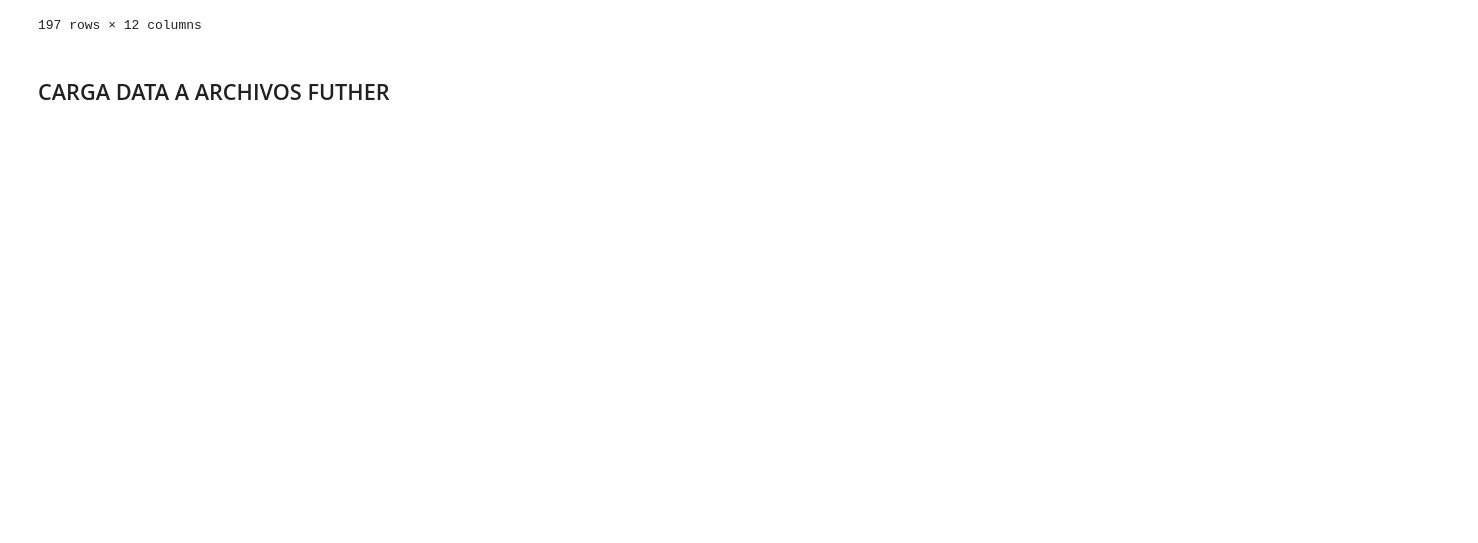
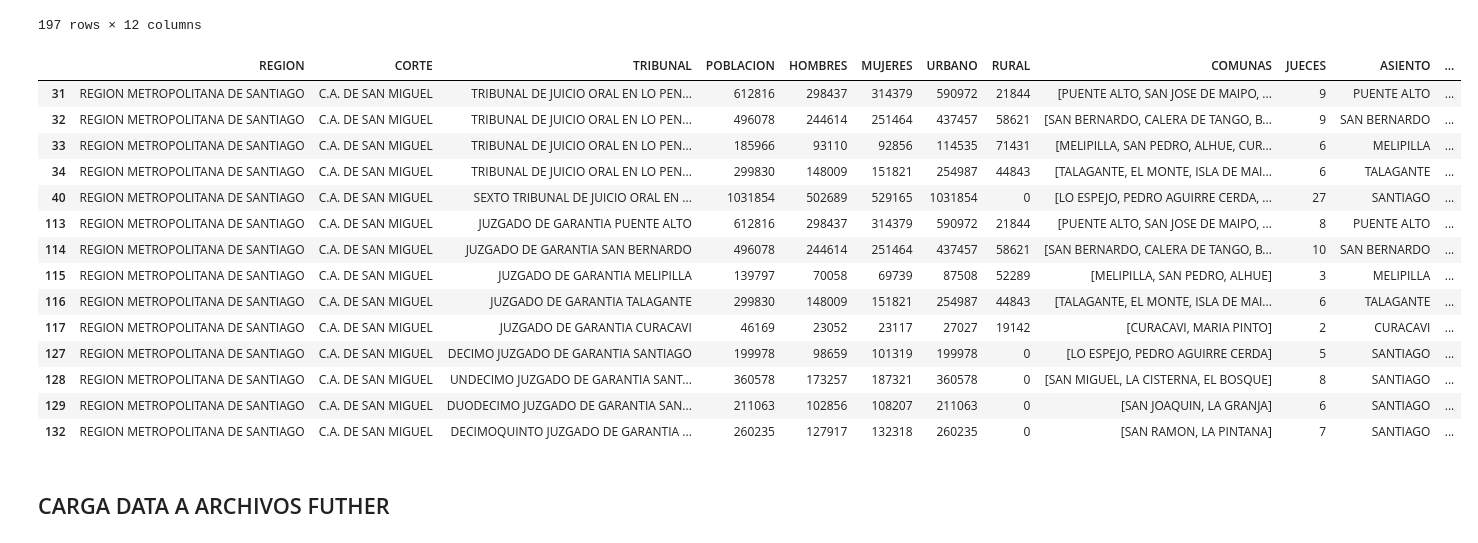
Before and after one commit to JALVARADORUIZ/DataAnalytic-PJUD, a Jupyter notebook: notebooks/5.7-jalvaradoruiz-procesamiento-dataset-cortes.ipynb, the cells around one changed output. Cells and saved outputs as stored; diff of their text form; code cells hidden in the pictures; blank space fills up the shorter version.

```diff
--- a/notebooks/5.7-jalvaradoruiz-procesamiento-dataset-cortes.ipynb
+++ b/notebooks/5.7-jalvaradoruiz-procesamiento-dataset-cortes.ipynb
@@ -50,18 +53,21 @@ for data in range(len(data_cortes_apelaciones)):
         else:
             separa_ciudad = tribunal.split("GARANTIA ")
         ciudad = separa_ciudad[1]
-        cortes_tribunales.append([corte_apelacion,ciudad])
+        cortes_tribunales.append([corte_apelacion,ciudad,tribunal])
+
+#cortes_tribunales
 # %%
 lista_cortes = []
 
 for trib in df_tribunales.index:
     for indice in range(len(cortes_tribunales)):
-        if df_tribunales['ASIENTO'][trib] == cortes_tribunales[indice][1]:
+        if df_tribunales['TRIBUNAL'][trib] == cortes_tribunales[indice][2]:
             corte = cortes_tribunales[indice][0]
             lista_cortes.append(corte)
             break
 
-df_tribunales['CORTE'] = lista_cortes
+df_tribunales_cortes = df_tribunales.copy()
+df_tribunales_cortes['CORTE'] = lista_cortes
 # %%
 df_tribunales
 # %% [output]
@@ -119,7 +161,7 @@ df_poblacion
 | 691 | 108375 | 54206 | 54169 | 105884 | 2491 |
 692 rows × 5 columns
 # %%
-df_tribunales_poblacion = pd.concat([df_tribunales, df_poblacion.reindex(df_tribunales.index)], axis=1)
+df_tribunales_poblacion = pd.concat([df_tribunales_cortes, df_poblacion.reindex(df_tribunales_cortes.index)], axis=1)
 # %%
 df_tribunales_poblacion
 # %% [output]
@@ -204,11 +230,11 @@ df_dotacion
 dotacion = []
 i=0
 for indice in df_poblacion_jurisdiccion.index:
-    for trib in df_dotacion.index:
-        if df_poblacion_jurisdiccion['TRIBUNAL'][indice] == df_dotacion['TRIBUNAL'][trib]:
-            jueces = df_dotacion['JUECES'][trib]
-            asiento = df_dotacion['ASIENTO'][trib]
-            tipo = df_dotacion['TIPO JUZGADO'][trib]
+    for trib in df_tribunales.index:
+        if df_poblacion_jurisdiccion['TRIBUNAL'][indice] == df_tribunales['TRIBUNAL'][trib]:
+            jueces = df_tribunales['JUECES'][trib]
+            asiento = df_tribunales['ASIENTO'][trib]
+            tipo = df_tribunales['TIPO JUZGADO'][trib]
             row = [jueces, asiento, tipo]
             dotacion.append(row)
             break
@@ -232,6 +258,24 @@ df_poblacion_jurisdiccion
 | 195 | REGION DE MAGALLANES Y ANTARTICA ... | C.A. DE PUNTA ARENAS | JUZGADO DE LETRAS Y GARANTIA CABO... | 2201 | 1321 | 880 | 1874 | 327 | [CABO DE HORNOS, ANTARTICA] | 1 | CABO DE HORNOS | ... |
 | 196 | REGION DE TARAPACA | C.A. DE IQUIQUE | JUZGADO DE LETRAS Y GARANTIA ALTO... | 108375 | 54206 | 54169 | 105884 | 2491 | [ALTO HOSPICIO] | 4 | ALTO HOSPICIO | ... |
 197 rows × 12 columns
+# %%
+df_poblacion_jurisdiccion.query("CORTE == 'C.A. DE SAN MIGUEL'")
+# %% [output]
+|  | REGION | CORTE | TRIBUNAL | POBLACION | HOMBRES | MUJERES | URBANO | RURAL | COMUNAS | JUECES | ASIENTO | ... |
+| 31 | REGION METROPOLITANA DE SANTIAGO | C.A. DE SAN MIGUEL | TRIBUNAL DE JUICIO ORAL EN LO PEN... | 612816 | 298437 | 314379 | 590972 | 21844 | [PUENTE ALTO, SAN JOSE DE MAIPO, ... | 9 | PUENTE ALTO | ... |
+| 32 | REGION METROPOLITANA DE SANTIAGO | C.A. DE SAN MIGUEL | TRIBUNAL DE JUICIO ORAL EN LO PEN... | 496078 | 244614 | 251464 | 437457 | 58621 | [SAN BERNARDO, CALERA DE TANGO, B... | 9 | SAN BERNARDO | ... |
+| 33 | REGION METROPOLITANA DE SANTIAGO | C.A. DE SAN MIGUEL | TRIBUNAL DE JUICIO ORAL EN LO PEN... | 185966 | 93110 | 92856 | 114535 | 71431 | [MELIPILLA, SAN PEDRO, ALHUE, CUR... | 6 | MELIPILLA | ... |
+| 34 | REGION METROPOLITANA DE SANTIAGO | C.A. DE SAN MIGUEL | TRIBUNAL DE JUICIO ORAL EN LO PEN... | 299830 | 148009 | 151821 | 254987 | 44843 | [TALAGANTE, EL MONTE, ISLA DE MAI... | 6 | TALAGANTE | ... |
+| 40 | REGION METROPOLITANA DE SANTIAGO | C.A. DE SAN MIGUEL | SEXTO TRIBUNAL DE JUICIO ORAL EN ... | 1031854 | 502689 | 529165 | 1031854 | 0 | [LO ESPEJO, PEDRO AGUIRRE CERDA, ... | 27 | SANTIAGO | ... |
+| 113 | REGION METROPOLITANA DE SANTIAGO | C.A. DE SAN MIGUEL | JUZGADO DE GARANTIA PUENTE ALTO | 612816 | 298437 | 314379 | 590972 | 21844 | [PUENTE ALTO, SAN JOSE DE MAIPO, ... | 8 | PUENTE ALTO | ... |
+| 114 | REGION METROPOLITANA DE SANTIAGO | C.A. DE SAN MIGUEL | JUZGADO DE GARANTIA SAN BERNARDO | 496078 | 244614 | 251464 | 437457 | 58621 | [SAN BERNARDO, CALERA DE TANGO, B... | 10 | SAN BERNARDO | ... |
+| 115 | REGION METROPOLITANA DE SANTIAGO | C.A. DE SAN MIGUEL | JUZGADO DE GARANTIA MELIPILLA | 139797 | 70058 | 69739 | 87508 | 52289 | [MELIPILLA, SAN PEDRO, ALHUE] | 3 | MELIPILLA | ... |
+| 116 | REGION METROPOLITANA DE SANTIAGO | C.A. DE SAN MIGUEL | JUZGADO DE GARANTIA TALAGANTE | 299830 | 148009 | 151821 | 254987 | 44843 | [TALAGANTE, EL MONTE, ISLA DE MAI... | 6 | TALAGANTE | ... |
+| 117 | REGION METROPOLITANA DE SANTIAGO | C.A. DE SAN MIGUEL | JUZGADO DE GARANTIA CURACAVI | 46169 | 23052 | 23117 | 27027 | 19142 | [CURACAVI, MARIA PINTO] | 2 | CURACAVI | ... |
+| 127 | REGION METROPOLITANA DE SANTIAGO | C.A. DE SAN MIGUEL | DECIMO JUZGADO DE GARANTIA SANTIAGO | 199978 | 98659 | 101319 | 199978 | 0 | [LO ESPEJO, PEDRO AGUIRRE CERDA] | 5 | SANTIAGO | ... |
+| 128 | REGION METROPOLITANA DE SANTIAGO | C.A. DE SAN MIGUEL | UNDECIMO JUZGADO DE GARANTIA SANT... | 360578 | 173257 | 187321 | 360578 | 0 | [SAN MIGUEL, LA CISTERNA, EL BOSQUE] | 8 | SANTIAGO | ... |
+| 129 | REGION METROPOLITANA DE SANTIAGO | C.A. DE SAN MIGUEL | DUODECIMO JUZGADO DE GARANTIA SAN... | 211063 | 102856 | 108207 | 211063 | 0 | [SAN JOAQUIN, LA GRANJA] | 6 | SANTIAGO | ... |
+| 132 | REGION METROPOLITANA DE SANTIAGO | C.A. DE SAN MIGUEL | DECIMOQUINTO JUZGADO DE GARANTIA ... | 260235 | 127917 | 132318 | 260235 | 0 | [SAN RAMON, LA PINTANA] | 7 | SANTIAGO | ... |
 # %% [markdown]
 ## CARGA DATA A ARCHIVOS FUTHER
 # %%
```
Also changed, not shown: parts of 8 cells of this notebook, 37 other files.
